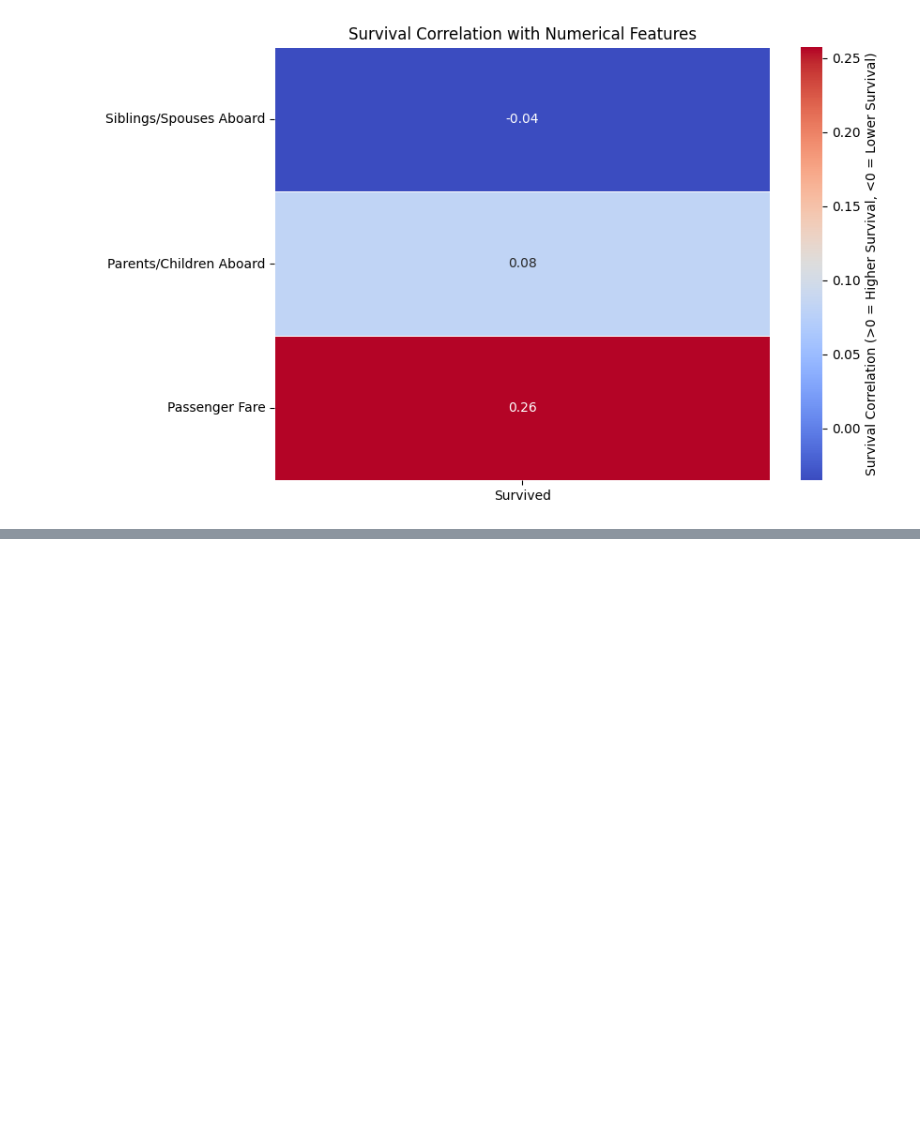
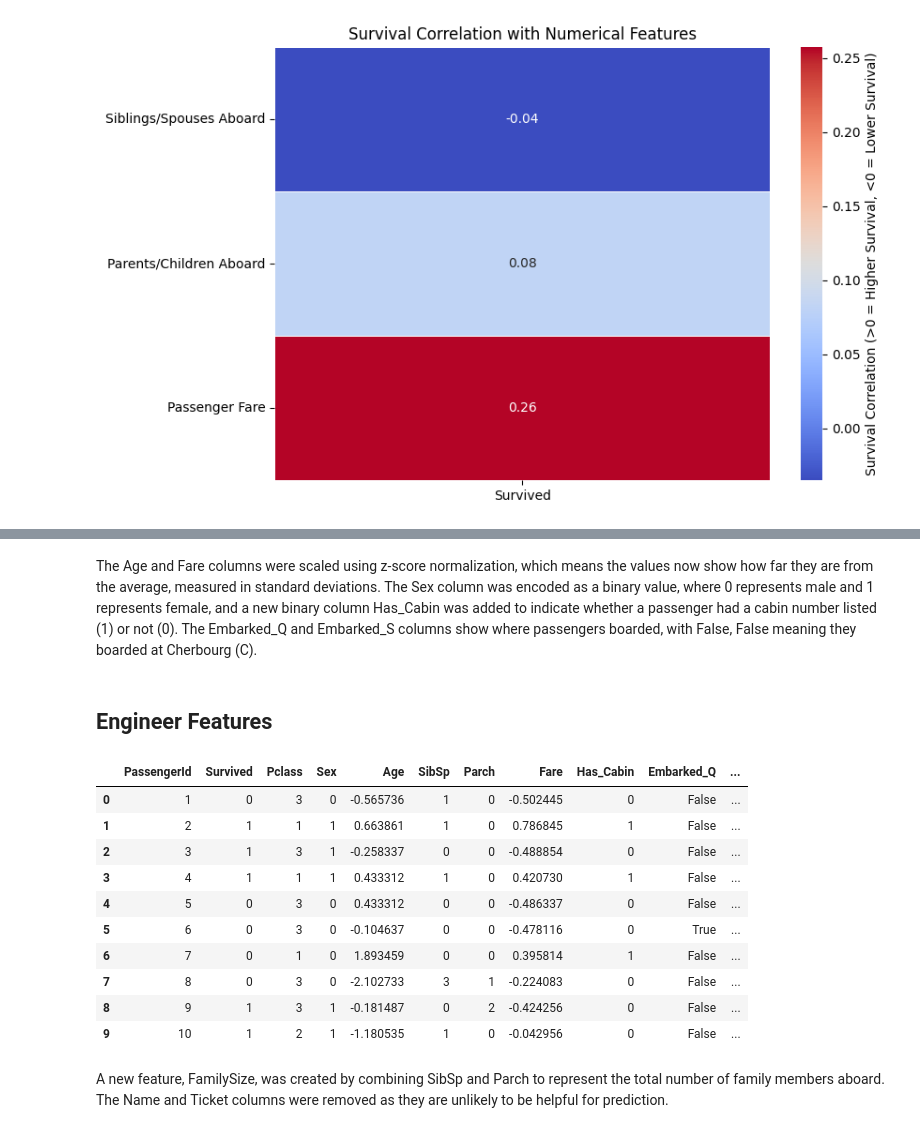
Before and after one commit to ocampbell378/Titanic-Survival-Prediction-Using-Machine-Learning, a Jupyter notebook: main.ipynb, the cells around one changed output, grey strips where cells are left out. Cells and saved outputs as stored; diff of their text form; code cells hidden in the pictures; blank space fills up the shorter version.

```diff
--- a/main.ipynb
+++ b/main.ipynb
@@ -76,0 +99,25 @@ plot_survival_correlation(train_df)
+# %% [markdown]
+The Age and Fare columns were scaled using z-score normalization, which means the values now show how far they are from the average, measured in standard deviations. The Sex column was encoded as a binary value, where 0 represents male and 1 represents female, and a new binary column Has_Cabin was added to indicate whether a passenger had a cabin number listed (1) or not (0). The Embarked_Q and Embarked_S columns show where passengers boarded, with False, False meaning they boarded at Cherbourg (C).
+# %% [markdown]
+## Engineer Features
+# %%
+from scripts.feature_engineering import engineer_features
+
+df_engineered = engineer_features(df_cleaned)
+
+#Preview of the engineered features to the data
+df_engineered.head(10)
+# %% [output]
+|  | PassengerId | Survived | Pclass | Sex | Age | SibSp | Parch | Fare | Has_Cabin | Embarked_Q | ... |
+| 0 | 1 | 0 | 3 | 0 | -0.565736 | 1 | 0 | -0.502445 | 0 | False | ... |
+| 1 | 2 | 1 | 1 | 1 | 0.663861 | 1 | 0 | 0.786845 | 1 | False | ... |
+| 2 | 3 | 1 | 3 | 1 | -0.258337 | 0 | 0 | -0.488854 | 0 | False | ... |
+| 3 | 4 | 1 | 1 | 1 | 0.433312 | 1 | 0 | 0.420730 | 1 | False | ... |
+| 4 | 5 | 0 | 3 | 0 | 0.433312 | 0 | 0 | -0.486337 | 0 | False | ... |
+| 5 | 6 | 0 | 3 | 0 | -0.104637 | 0 | 0 | -0.478116 | 0 | True | ... |
+| 6 | 7 | 0 | 1 | 0 | 1.893459 | 0 | 0 | 0.395814 | 1 | False | ... |
+| 7 | 8 | 0 | 3 | 0 | -2.102733 | 3 | 1 | -0.224083 | 0 | False | ... |
+| 8 | 9 | 1 | 3 | 1 | -0.181487 | 0 | 2 | -0.424256 | 0 | False | ... |
+| 9 | 10 | 1 | 2 | 1 | -1.180535 | 1 | 0 | -0.042956 | 0 | False | ... |
+# %% [markdown]
+A new feature, FamilySize, was created by combining SibSp and Parch to represent the total number of family members aboard. The Name and Ticket columns were removed as they are unlikely to be helpful for prediction.
```
Also changed, not shown: parts of 5 cells of this notebook, 3 other files.
